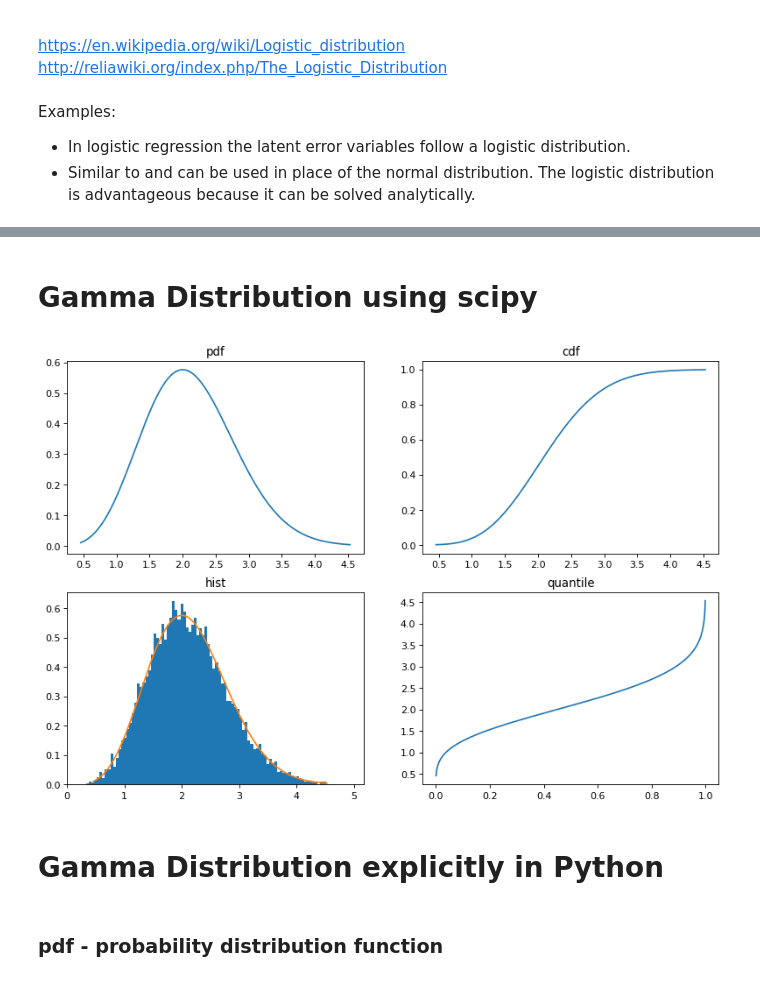
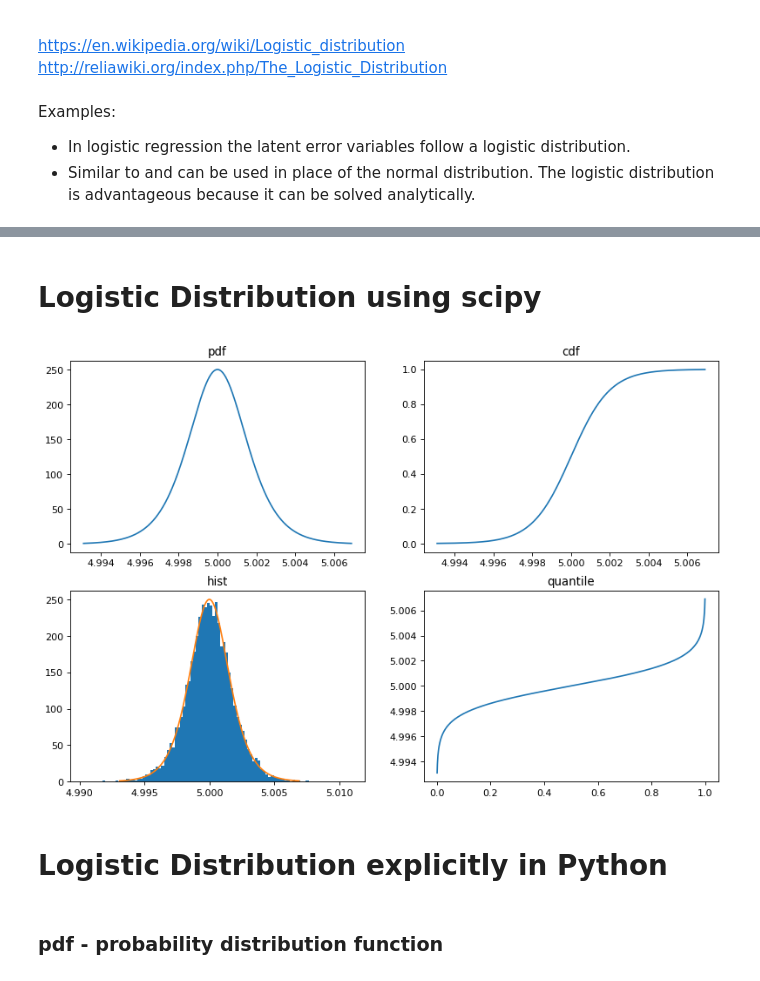
Before and after one commit to ddgerrard/probability_distributions_python, a Jupyter notebook: Logistic Distribution.ipynb, the cells around one changed output, grey strips where cells are left out. Saved outputs shown, nothing was run; the diff lists cells and outputs as text; code cells hidden in the pictures.

Commit message:
Update logistic.

```diff
--- a/Logistic Distribution.ipynb
+++ b/Logistic Distribution.ipynb
@@ -48,28 +36,29 @@ from scipy.stats import gamma as gamma_dist
 from scipy.special import erf, erfinv, gamma, gammainc
 # %% [markdown]
-# Gamma Distribution using scipy
+# Logistic Distribution using scipy
 # %%
 # https://docs.scipy.org/doc/scipy/reference/generated/scipy.stats.gamma.html
-k = 5
-x = np.linspace(chi.ppf(0.001, k), chi.ppf(0.999, k), 1000) # ppf = percent point function
+mu = 5
+s = 0.001
+x = np.linspace(logistic.ppf(0.001, mu, s), logistic.ppf(0.999, mu, s), 1000) # ppf = percent point function
 plt.figure(num=None, figsize=(12, 8), dpi=80, facecolor='w', edgecolor='k')
 plt.subplot(221)
-plt.plot(x, chi.pdf(x,k)) # pdf = probability distribution function
+plt.plot(x, logistic.pdf(x, mu, s)) # pdf = probability distribution function
 plt.title('pdf')
 plt.subplot(222)
-plt.plot(x, chi.cdf(x,k)) # cdf = cumumlative distribution function
+plt.plot(x, logistic.cdf(x, mu, s)) # cdf = cumumlative distribution function
 plt.title('cdf')
 plt.subplot(223)
-r = chi.rvs(k, size=10000) # rvs = random variates
+r = logistic.rvs(k, s, size=10000) # rvs = random variates
 plt.hist(r, 100, density=True)
-plt.plot(x, chi.pdf(x,k))
+plt.plot(x, logistic.pdf(x, mu, s))
 plt.title('hist')
-r = chi.rvs(k, size=100000)
+r = logistic.rvs(mu, s, size=100000)
 plt.subplot(224)
 q = np.linspace(0.001, 0.999, 1000)
-plt.plot(q, chi.ppf(q,k))
+plt.plot(q, logistic.ppf(q, mu, s))
 plt.title('quantile')
 plt.show()
 # %% [output]
-[figure, old version]
+[figure, new version]
 # %%
@@ -78,3 +67,3 @@ median = chi.median(k,loc=0, scale=1)
 # %% [markdown]
-# Gamma Distribution explicitly in Python
+# Logistic Distribution explicitly in Python
 # %%
```
Also changed, not shown: parts of 10 cells of this notebook.
